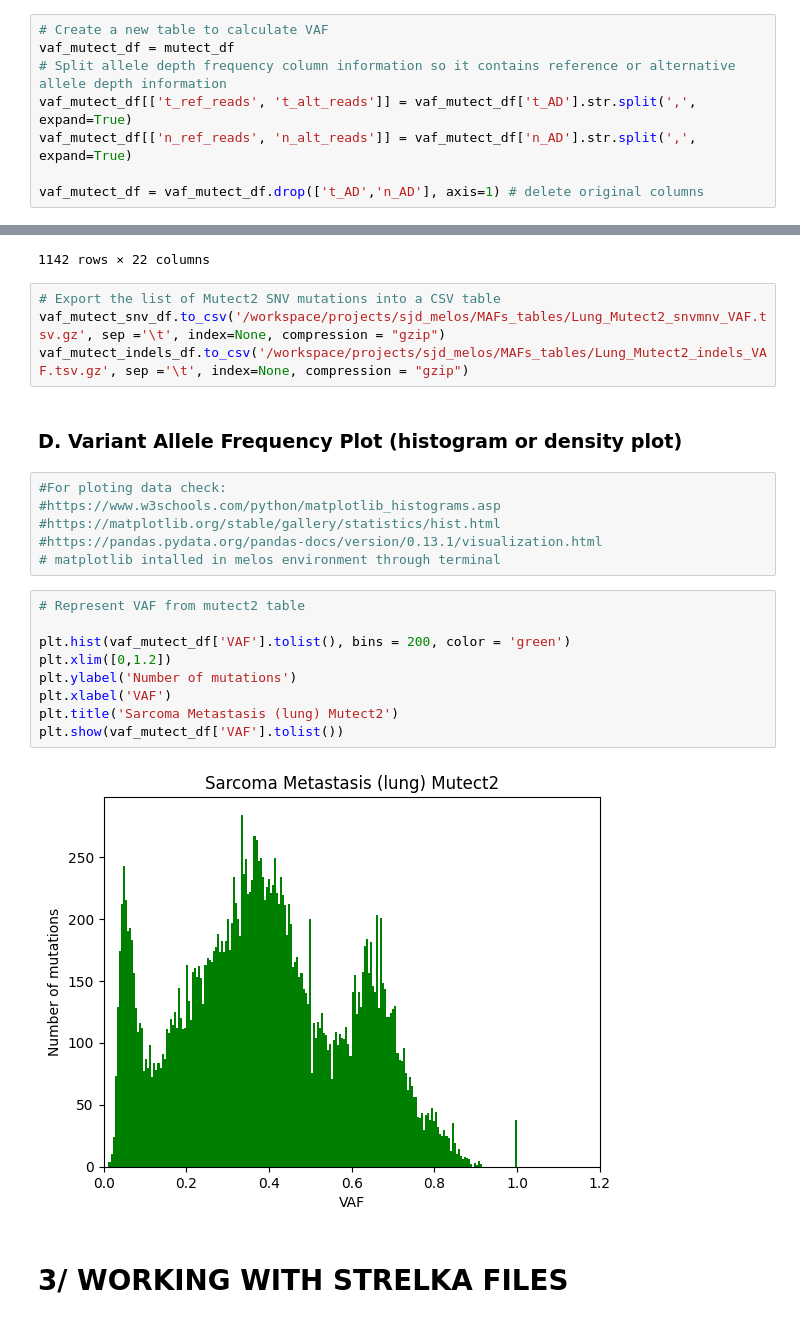
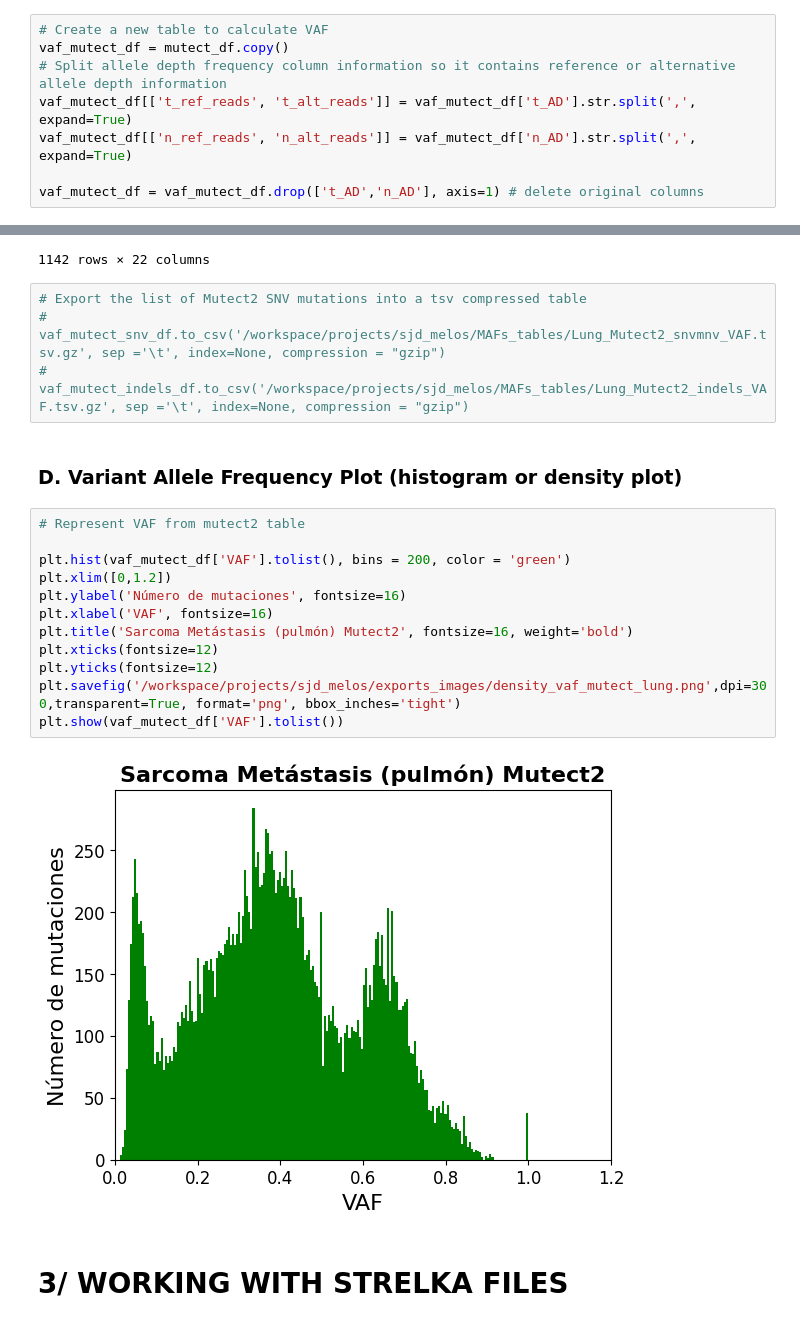
Before and after one commit to efigb/master, a Jupyter notebook: variant_analysis/somatic/sarek_variants/SAREK_processing_lung.ipynb, the cells around one changed output, grey strips where cells are left out. Saved outputs shown, nothing was run; the diff lists cells and outputs as text.

```diff
--- a/variant_analysis/somatic/sarek_variants/SAREK_VCF_Lung_copy.ipynb
+++ b/variant_analysis/somatic/sarek_variants/SAREK_processing_lung.ipynb
@@ -141,7 +120,7 @@ mutect_df.to_csv('/workspace/projects/sjd_melos/MAFs_tables/Lung_Mutect2_passedm
 ### C. Variant allele frequency calculation per each mutation
 # %%
 # Create a new table to calculate VAF
-vaf_mutect_df = mutect_df
+vaf_mutect_df = mutect_df.copy()
 # Split allele depth frequency column information so it contains reference or alternative allele depth information
 vaf_mutect_df[['t_ref_reads', 't_alt_reads']] = vaf_mutect_df['t_AD'].str.split(',', expand=True)
 vaf_mutect_df[['n_ref_reads', 'n_alt_reads']] = vaf_mutect_df['n_AD'].str.split(',', expand=True)
@@ -285,28 +262,25 @@ vaf_mutect_indels_df
 | 267325 | chrY | 56695892 | . | GGATGGCATCAAATGT | G | . | PASS | AS_FilterStatus=SITE;AS_SB_TABLE=... | GT:AD:AF:DP:F1R2:F2R1:FAD:SB | 0/0:90,1:0.021:91:49,0:40,1:90,1:... | ... | ... |
 1142 rows × 22 columns
 # %%
-# Export the list of Mutect2 SNV mutations into a CSV table
-vaf_mutect_snv_df.to_csv('/workspace/projects/sjd_melos/MAFs_tables/Lung_Mutect2_snvmnv_VAF.tsv.gz', sep ='\t', index=None, compression = "gzip")
-vaf_mutect_indels_df.to_csv('/workspace/projects/sjd_melos/MAFs_tables/Lung_Mutect2_indels_VAF.tsv.gz', sep ='\t', index=None, compression = "gzip")
+# Export the list of Mutect2 SNV mutations into a tsv compressed table
+# vaf_mutect_snv_df.to_csv('/workspace/projects/sjd_melos/MAFs_tables/Lung_Mutect2_snvmnv_VAF.tsv.gz', sep ='\t', index=None, compression = "gzip")
+# vaf_mutect_indels_df.to_csv('/workspace/projects/sjd_melos/MAFs_tables/Lung_Mutect2_indels_VAF.tsv.gz', sep ='\t', index=None, compression = "gzip")
 # %% [markdown]
 ### D. Variant Allele Frequency Plot (histogram or density plot)
-# %%
-#For ploting data check:
-#https://www.w3schools.com/python/matplotlib_histograms.asp
-#https://matplotlib.org/stable/gallery/statistics/hist.html
-#https://pandas.pydata.org/pandas-docs/version/0.13.1/visualization.html
-# matplotlib intalled in melos environment through terminal
 # %%
 # Represent VAF from mutect2 table
 
 plt.hist(vaf_mutect_df['VAF'].tolist(), bins = 200, color = 'green')
 plt.xlim([0,1.2])
-plt.ylabel('Number of mutations')
-plt.xlabel('VAF')
-plt.title('Sarcoma Metastasis (lung) Mutect2')
+plt.ylabel('Número de mutaciones', fontsize=16)
+plt.xlabel('VAF', fontsize=16)
+plt.title('Sarcoma Metástasis (pulmón) Mutect2', fontsize=16, weight='bold')
+plt.xticks(fontsize=12)
+plt.yticks(fontsize=12)
+plt.savefig('/workspace/projects/sjd_melos/exports_images/density_vaf_mutect_lung.png',dpi=300,transparent=True, format='png', bbox_inches='tight')
 plt.show(vaf_mutect_df['VAF'].tolist())
 # %% [output]
-[figure, old version]
+[figure, new version]
 # %% [markdown]
 # 3/ WORKING WITH STRELKA FILES
 # %%
```
Also changed, not shown: parts of 35 cells of this notebook, 4 other files.
